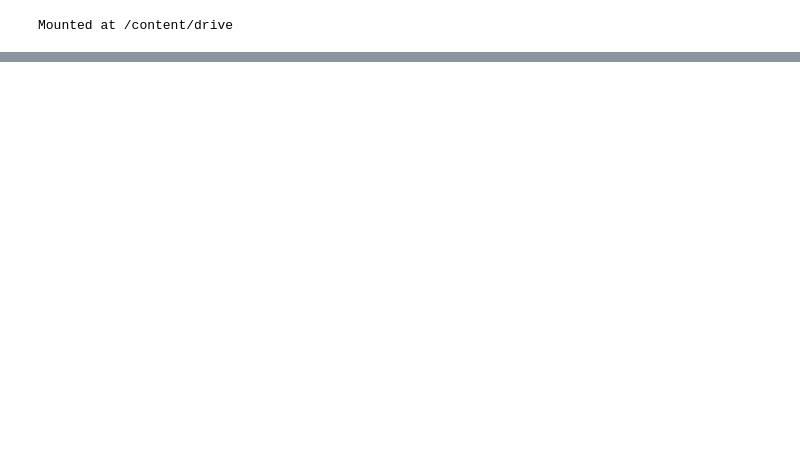
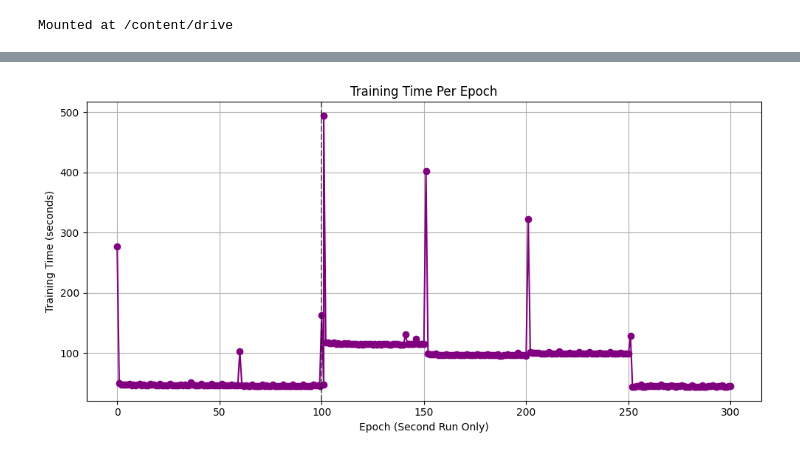
Before and after one commit to AbdulSheffa/IRP, a Jupyter notebook: FYP_GAN.ipynb, the cells around one changed output, grey strips where cells are left out. Cells and saved outputs as stored; diff of their text form; code cells hidden in the pictures; blank space fills up the shorter version.

```diff
--- a/FYP_GAN.ipynb
+++ b/FYP_GAN.ipynb
@@ -517,0 +849,43 @@ Downloading: "https://download.pytorch.org/models/vgg19-dcbb9e9d.pth" to /root/.
+# %%
+log_path = "/content/drive/MyDrive/Khabeer - IRP/Dataset/merged_training_log.txt"
+
+# Read all lines
+with open(log_path, 'r') as f:
+    lines = f.readlines()
+
+# Find indexes of where "Epoch 0" appears
+epoch_zeros = [i for i, line in enumerate(lines) if line.strip().startswith("Epoch 0")]
+
+# If two or more "Epoch 0" found, keep only the second or third run
+if len(epoch_zeros) >= 3:
+    second_run_start = epoch_zeros[2]
+    lines = lines[second_run_start:]
+
+# Parse Epoch vs Time
+epochs, times = [], []
+
+for line in lines:
+    if "Epoch" in line and "Time:" in line:
+        try:
+            parts = line.strip().split(", ")
+            epoch_num = int(parts[0].split(" ")[1])
+            time_sec = float(parts[1].split(": ")[1].replace("s", ""))  # remove 's' from seconds
+            epochs.append(epoch_num)
+            times.append(time_sec)
+        except:
+            continue  # Skip malformed lines
+
+# Plot Time vs Epoch
+import matplotlib.pyplot as plt
+
+plt.figure(figsize=(10, 5))
+plt.plot(epochs, times, marker='o', linestyle='-', color='purple')
+plt.xlabel("Epoch (Second Run Only)")
+plt.ylabel("Training Time (seconds)")
+plt.title("Training Time Per Epoch")
+plt.axvline(100, color='black', linestyle='--', alpha=0.5, label='Checkpoint')
+plt.grid(True)
+plt.tight_layout()
+plt.show()
+# %% [output]
+[figure, added]
```
Also changed, not shown: parts of 29 cells of this notebook.
